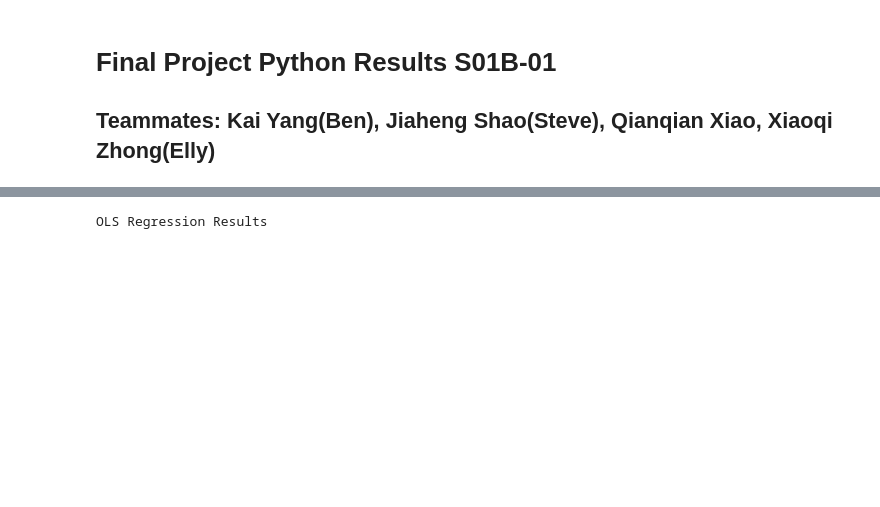
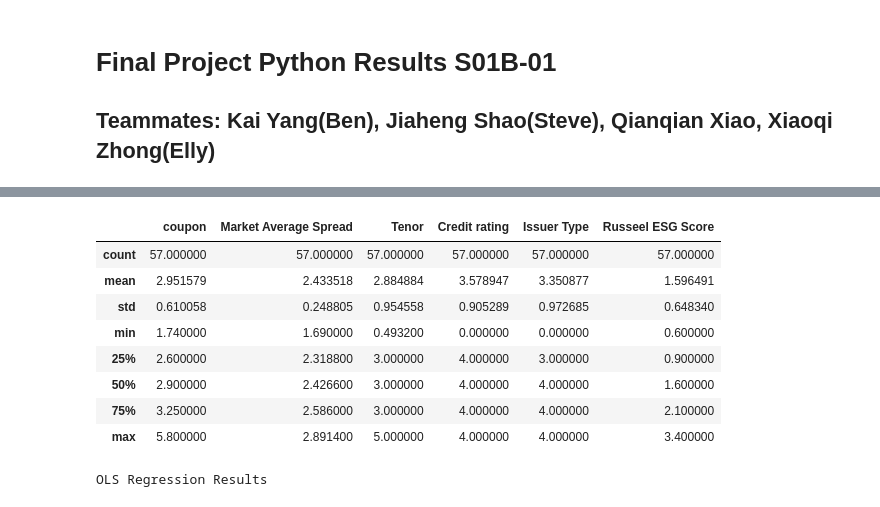
Before and after one commit to steveshao1213/Final_Project_nusbiz, a Jupyter notebook: Final_Project_Python.ipynb, the cells around one changed output, grey strips where cells are left out. Cells and saved outputs as stored; diff of their text form; code cells hidden in the pictures; blank space fills up the shorter version.

```diff
--- a/Final_Project_Python.ipynb
+++ b/Final_Project_Python.ipynb
@@ -19,3 +58,15 @@ data_3_2 = pd.read_excel("Regression 3-2.xlsx")
+# %%
+data_3_2.describe()
+# %% [output]
+|  | coupon | Market Average Spread | Tenor | Credit rating | Issuer Type | Russeel ESG Score |
+| count | 57.000000 | 57.000000 | 57.000000 | 57.000000 | 57.000000 | 57.000000 |
+| mean | 2.951579 | 2.433518 | 2.884884 | 3.578947 | 3.350877 | 1.596491 |
+| std | 0.610058 | 0.248805 | 0.954558 | 0.905289 | 0.972685 | 0.648340 |
+| min | 1.740000 | 1.690000 | 0.493200 | 0.000000 | 0.000000 | 0.600000 |
+| 25% | 2.600000 | 2.318800 | 3.000000 | 4.000000 | 3.000000 | 0.900000 |
+| 50% | 2.900000 | 2.426600 | 3.000000 | 4.000000 | 4.000000 | 1.600000 |
+| 75% | 3.250000 | 2.586000 | 3.000000 | 4.000000 | 4.000000 | 2.100000 |
+| max | 5.800000 | 2.891400 | 5.000000 | 4.000000 | 4.000000 | 3.400000 |
 # %%
 #Test 1
 ## Processing the data
```
Also changed, not shown: parts of 4 cells of this notebook, 2 other files.
